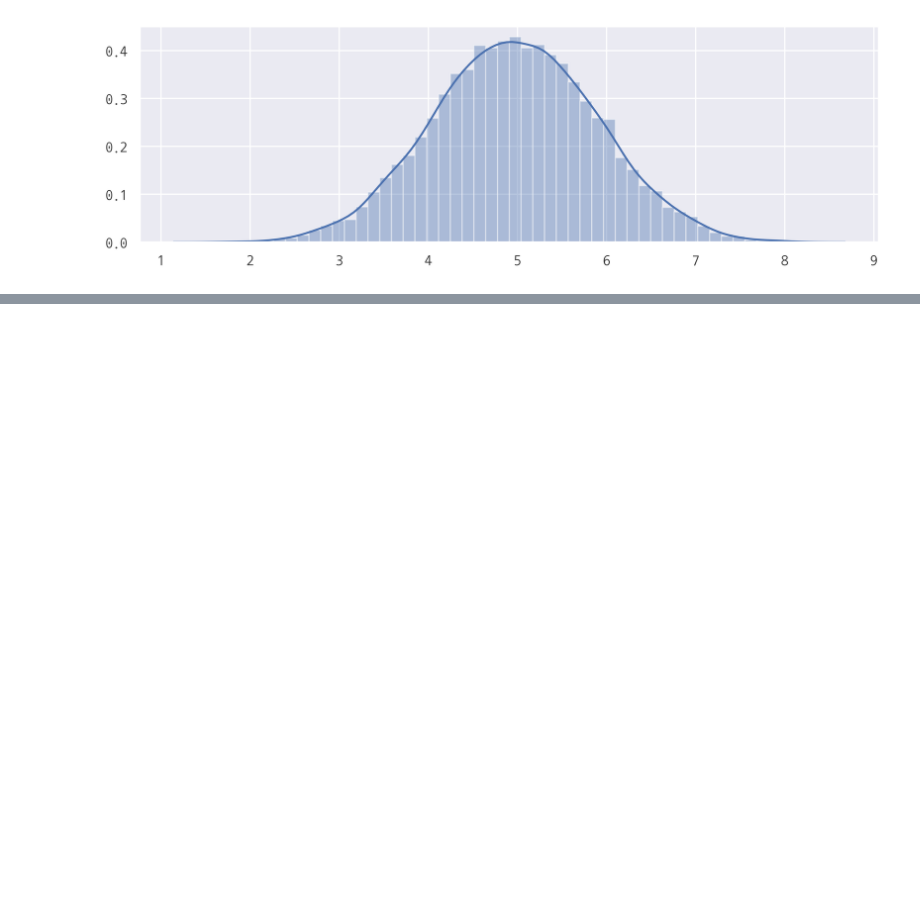
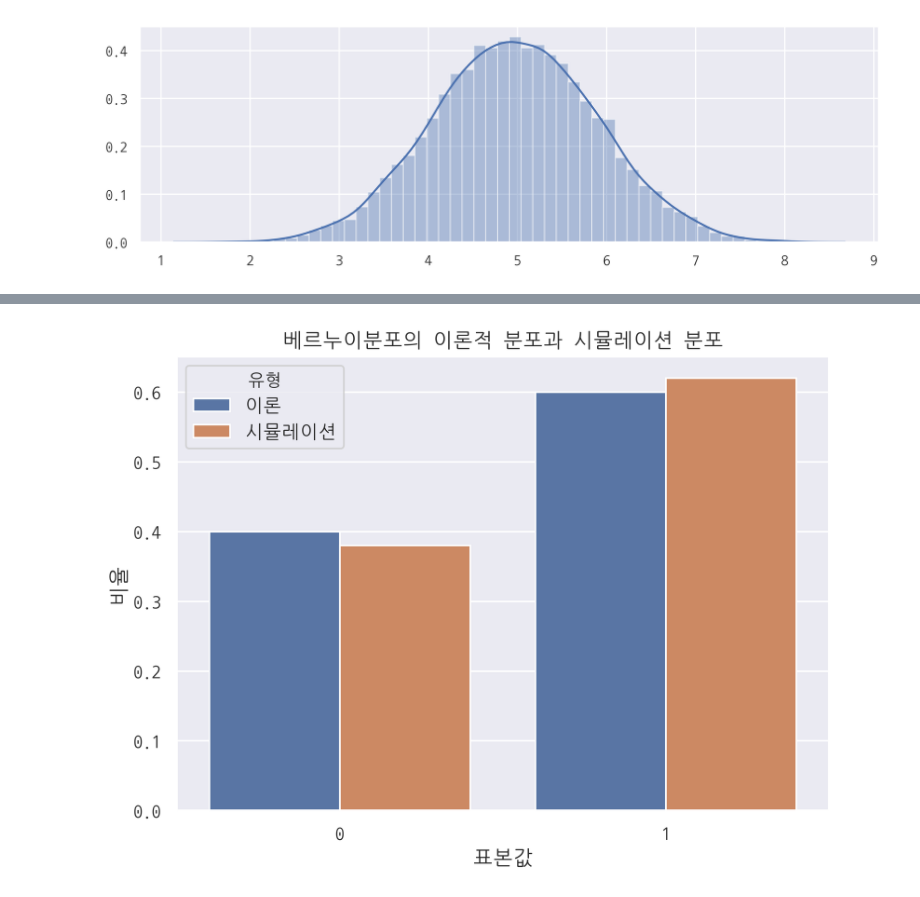
Before and after one commit to hmkim312/TIL, a Jupyter notebook: math/08_scipy로 공부하는 확률분포.ipynb, the cells around one changed output, grey strips where cells are left out. Cells and saved outputs as stored; diff of their text form; code cells hidden in the pictures; blank space fills up the shorter version.

```diff
--- a/math/08_scipy로 공부하는 확률분포.ipynb
+++ b/math/08_scipy로 공부하는 확률분포.ipynb
@@ -115,0 +192,4 @@ sns.distplot(s)
+# %%
+df2 = df.stack().reset_index()  # stack 명령어로 열을인덱스를 나눔
+df2.columns = ['표본값', '유형', '비율']  # 열 이름 다시 변경
+df2
@@ -115,0 +202,7 @@ sns.distplot(s)
+# %%
+plt.figure(figsize=(7, 5))
+sns.barplot(x='표본값', y='비율', hue='유형', data=df2)
+plt.title('베르누이분포의 이론적 분포과 시뮬레이션 분포')
+plt.show()
+# %% [output]
+[figure, added]
```
Also changed, not shown: parts of 38 cells of this notebook.
